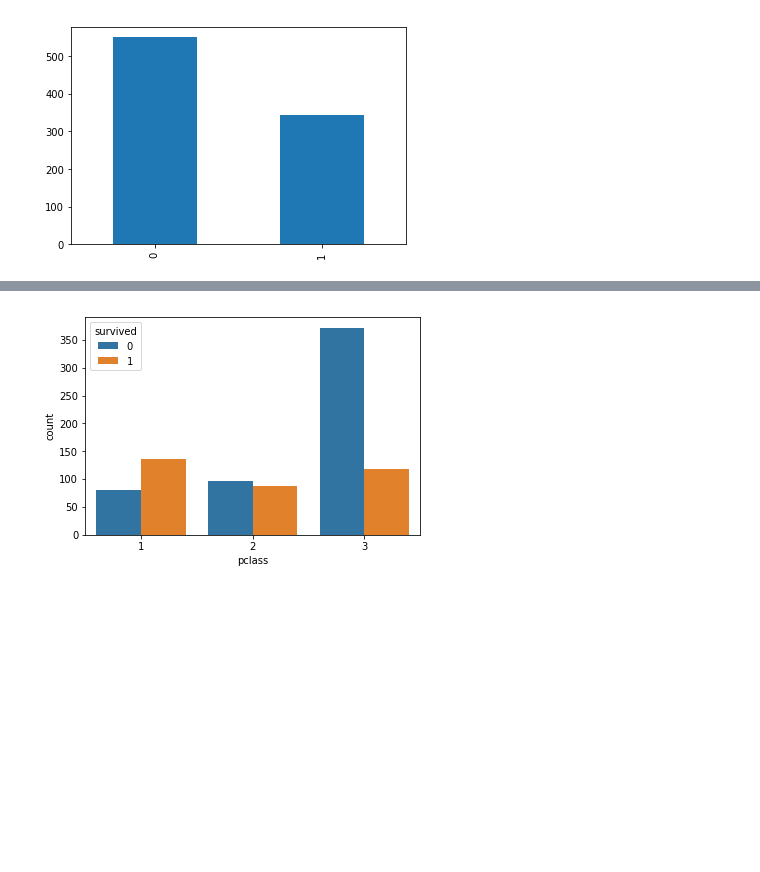
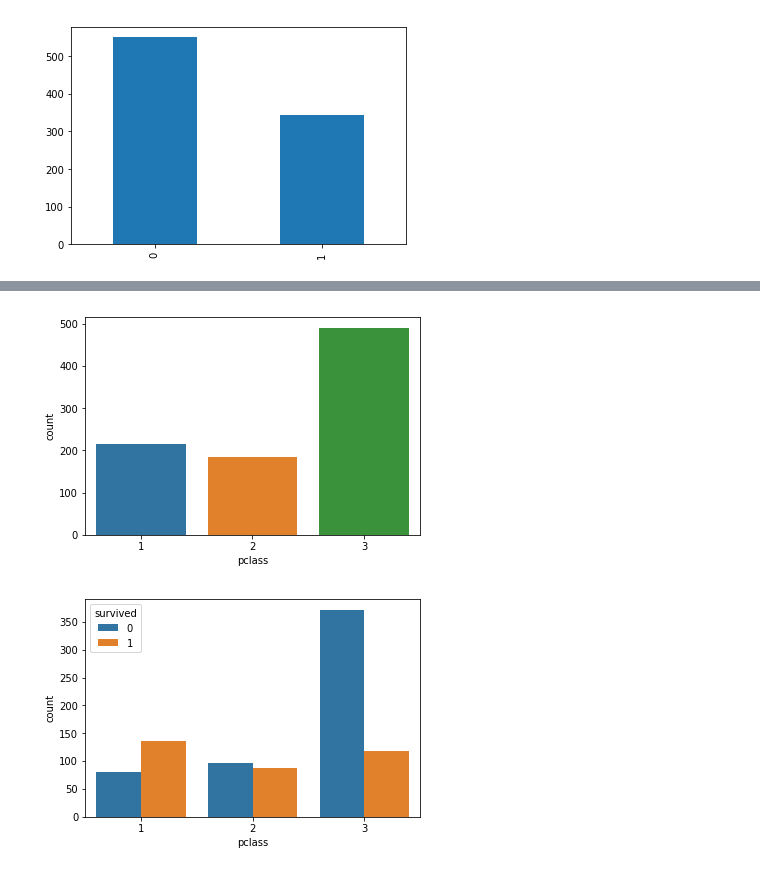
Before and after one commit to PIUphil/toheaven, a Jupyter notebook: 2.5 DataScience/06. 데이터 전처리.ipynb, the cells around one changed output, grey strips where cells are left out. Drawn from its saved outputs; the diff is of its cells as text; code cells hidden in the pictures; blank space fills up the shorter version.

```diff
--- a/2.5 DataScience/06. 데이터 전처리.ipynb
+++ b/2.5 DataScience/06. 데이터 전처리.ipynb
@@ -199,3 +204,7 @@ df_titanic['survived'].value_counts().plot.bar()
+# %%
+ax = sns.countplot(x='pclass', data=df_titanic)
+# %% [output]
+[figure, added]
 # %%
 ax = sns.countplot(x='pclass', hue='survived', data=df_titanic)
 # %% [output]
```
Also changed, not shown: parts of 13 cells of this notebook.
